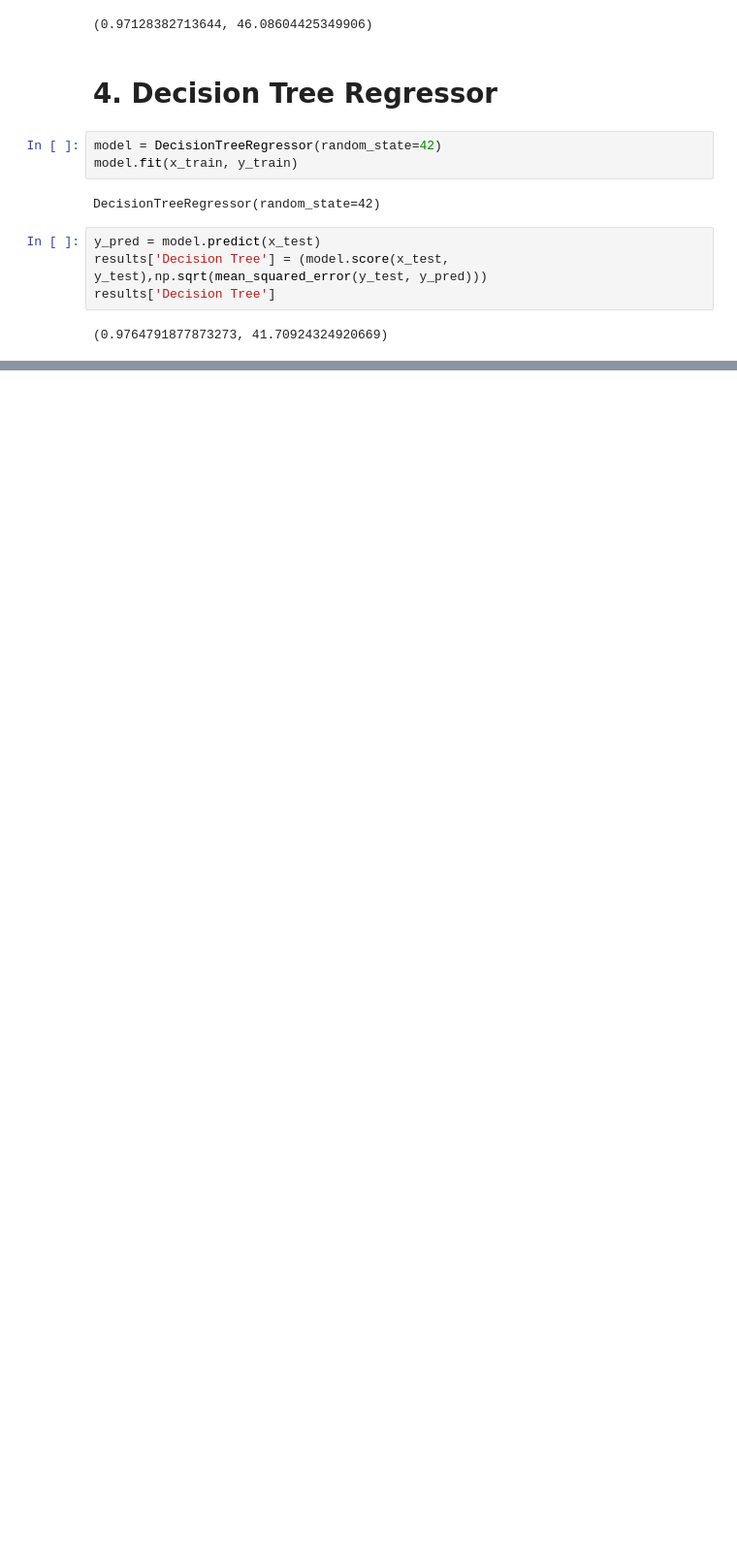
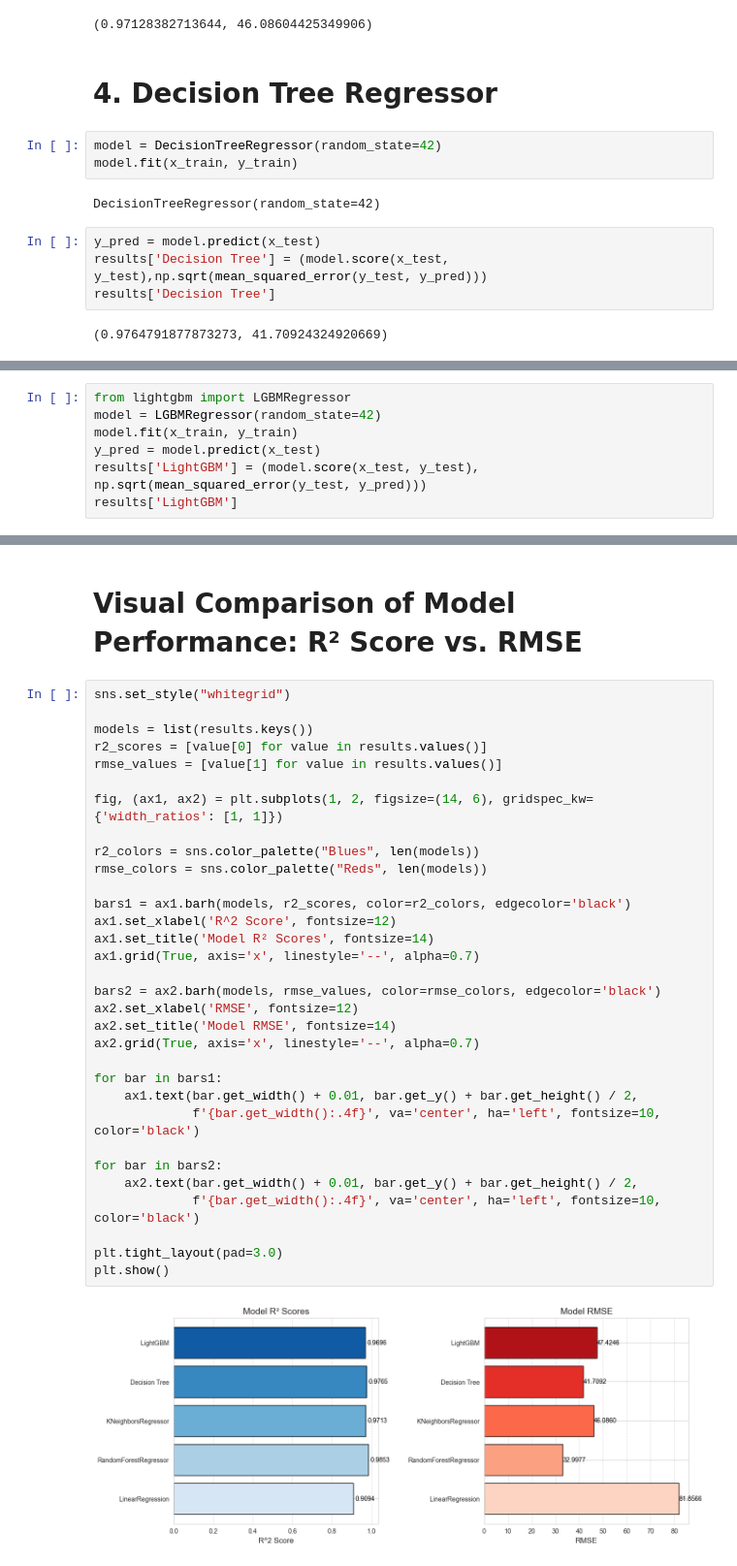
Before and after one commit to ElDEEB21/flight-predictions-ds-project, a Jupyter notebook: notebooks/04_modeling.ipynb, the cells around one changed output, grey strips where cells are left out. Shown at 97% size. Drawn from its saved outputs; the diff is of its cells as text; blank space fills up the shorter version.

Commit message:
feat: Completed Stage 4 - Modeling with multiple regression algorithms and performance evaluation

```diff
--- a/notebooks/04_modeling.ipynb
+++ b/notebooks/04_modeling.ipynb
@@ -87,0 +91,7 @@ results['Decision Tree']
+# %%
+from lightgbm import LGBMRegressor
+model = LGBMRegressor(random_state=42)
+model.fit(x_train, y_train)
+y_pred = model.predict(x_test)
+results['LightGBM'] = (model.score(x_test, y_test), np.sqrt(mean_squared_error(y_test, y_pred)))
+results['LightGBM']
@@ -87,0 +123,36 @@ results['Decision Tree']
+# %% [markdown]
+# Visual Comparison of Model Performance: R² Score vs. RMSE
+# %%
+sns.set_style("whitegrid")
+
+models = list(results.keys())
+r2_scores = [value[0] for value in results.values()]
+rmse_values = [value[1] for value in results.values()]
+
+fig, (ax1, ax2) = plt.subplots(1, 2, figsize=(14, 6), gridspec_kw={'width_ratios': [1, 1]})
+
+r2_colors = sns.color_palette("Blues", len(models))
+rmse_colors = sns.color_palette("Reds", len(models))
+
+bars1 = ax1.barh(models, r2_scores, color=r2_colors, edgecolor='black')
+ax1.set_xlabel('R^2 Score', fontsize=12)
+ax1.set_title('Model R² Scores', fontsize=14)
+ax1.grid(True, axis='x', linestyle='--', alpha=0.7)
+
+bars2 = ax2.barh(models, rmse_values, color=rmse_colors, edgecolor='black')
+ax2.set_xlabel('RMSE', fontsize=12)
+ax2.set_title('Model RMSE', fontsize=14)
+ax2.grid(True, axis='x', linestyle='--', alpha=0.7)
+
+for bar in bars1:
+    ax1.text(bar.get_width() + 0.01, bar.get_y() + bar.get_height() / 2,
+             f'{bar.get_width():.4f}', va='center', ha='left', fontsize=10, color='black')
+
+for bar in bars2:
+    ax2.text(bar.get_width() + 0.01, bar.get_y() + bar.get_height() / 2,
+             f'{bar.get_width():.4f}', va='center', ha='left', fontsize=10, color='black')
+
+plt.tight_layout(pad=3.0)
+plt.show()
+# %% [output]
+[figure, added]
```
Also changed, not shown: parts of 5 cells of this notebook, 2 other files.
